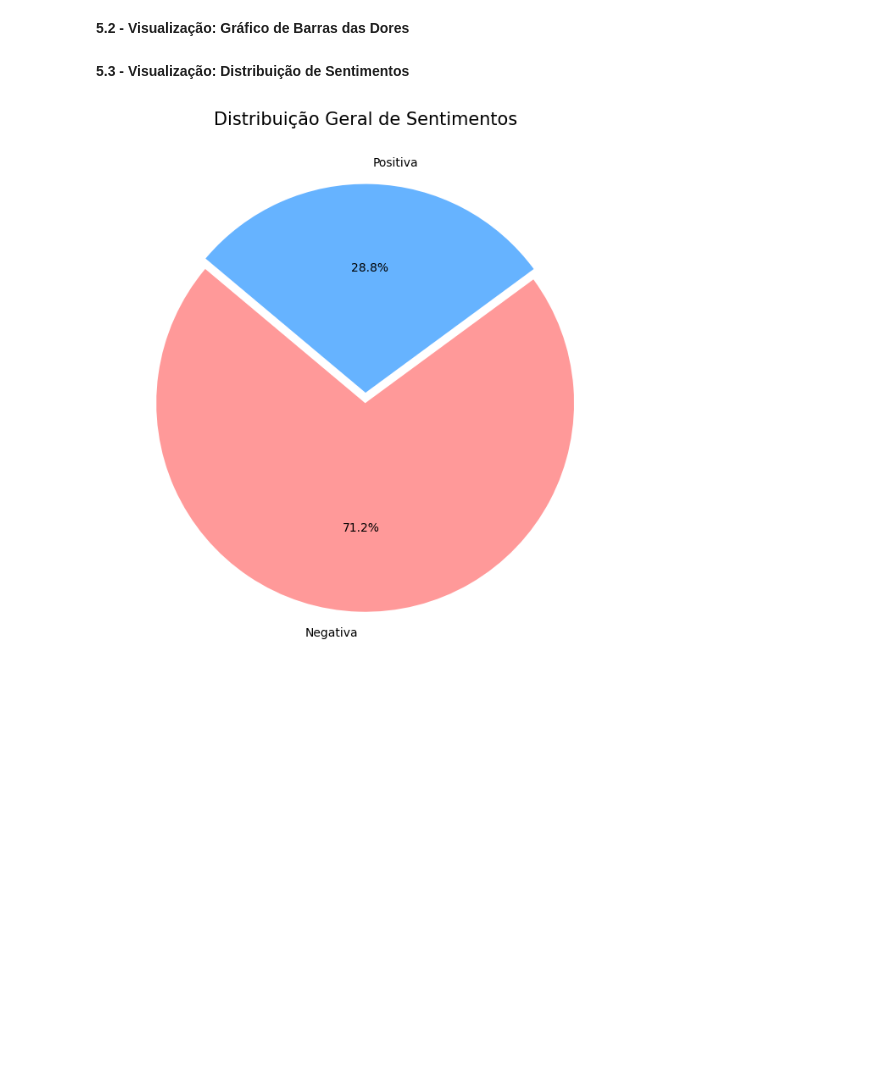
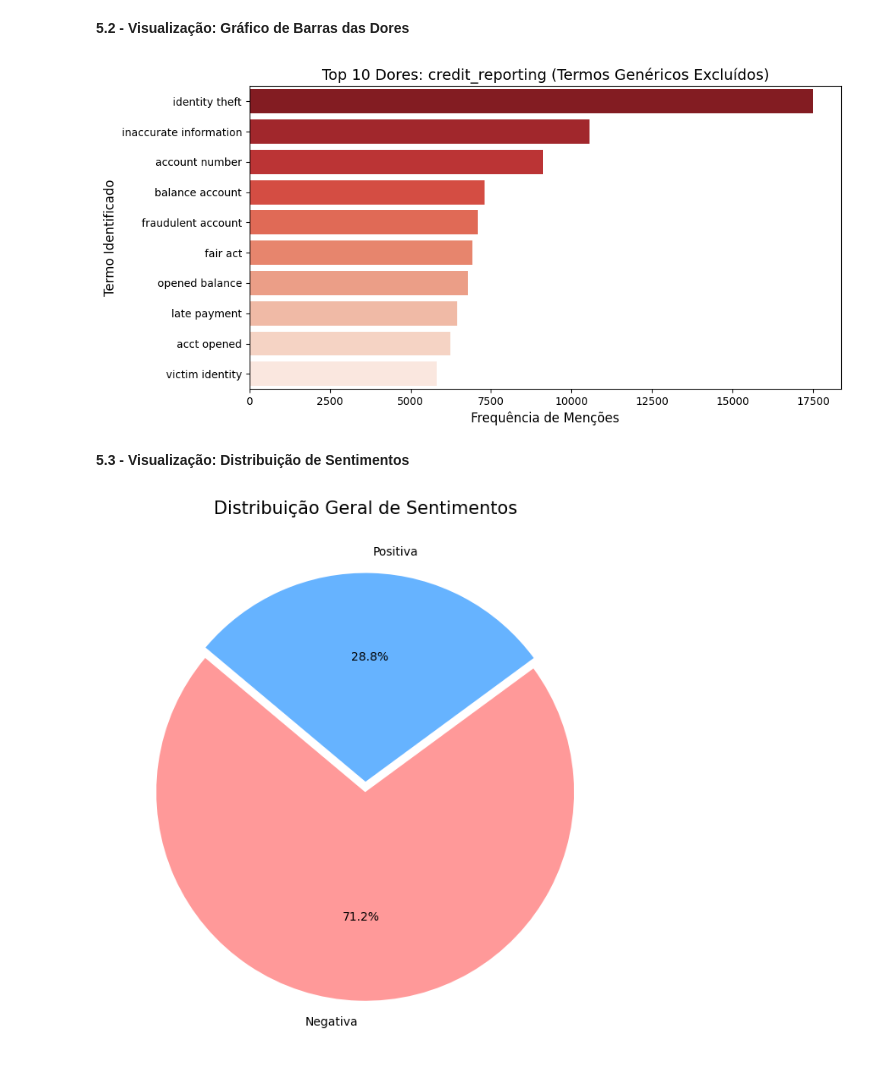
Before and after one commit to JessicaSTMatos/Datathon---Fase-5---FIAP, a Jupyter notebook: Fase_5.ipynb, the cells around one changed output. Saved outputs shown, nothing was run; the diff lists cells and outputs as text; code cells hidden in the pictures; blank space fills up the shorter version.

```diff
--- a/Fase_5.ipynb
+++ b/Fase_5.ipynb
@@ -1024,21 +1071,32 @@ produto: debt_collection
 **5.2 - Visualização: Gráfico de Barras das Dores**
 # %%
 def plotar_dores(produto):
-    dores = extrair_principais_dores(df_final, produto, top_n=10)
-    if isinstance(dores, str): return print(dores)
+    exclude_list = palavras_excluir_por_produto.get(produto, [])
+    dores = extrair_principais_dores(df_final, produto, top_n=10, exclude_words_list=exclude_list)
+
+    if isinstance(dores, str):
+        print(f"Erro ou sem dados para {produto}: {dores}")
+        return
+
+    if not dores:
+        print(f"Nenhuma dor significativa encontrada para {produto} após exclusão de termos.")
+        return
 
     palavras, contagens = zip(*dores)
 
     plt.figure(figsize=(10, 5))
     sns.barplot(x=list(contagens), y=list(palavras), hue=list(palavras), palette='Reds_r', legend=False)
-    plt.title(f"Top 10 Dores: {produto}")
-    plt.xlabel("Frequência de Menções")
-    plt.ylabel("Termo Identificado")
+    plt.title(f"Top 10 Dores: {produto} (Termos Genéricos Excluídos)", fontsize=14)
+    plt.xlabel("Frequência de Menções", fontsize=12)
+    plt.ylabel("Termo Identificado", fontsize=12)
+    plt.tight_layout()
     plt.show()
 
-# Escolha um produto para visualizar
-# This line will be executed again after the modification to ensure the plot is generated.
-# plotar_dores(principais_produtos[0])
+#Escolha um produto para visualizar
+#This line will be executed again after the modification to ensure the plot is generated.
+plotar_dores(principais_produtos[0])
+# %% [output]
+[figure, added]
 # %% [markdown]
 **5.3 - Visualização: Distribuição de Sentimentos**
 # %%
```
Also changed, not shown: parts of 31 cells of this notebook.
